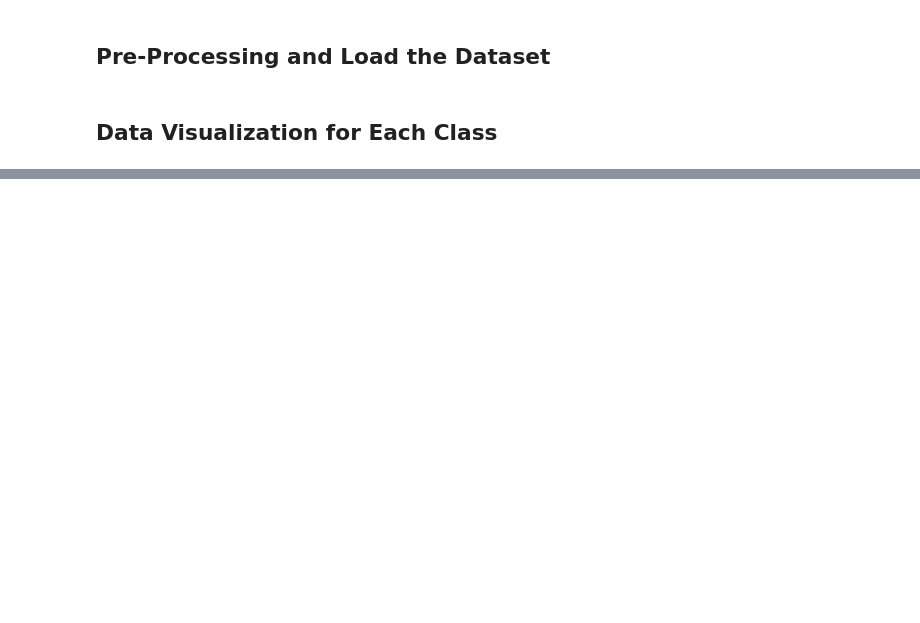
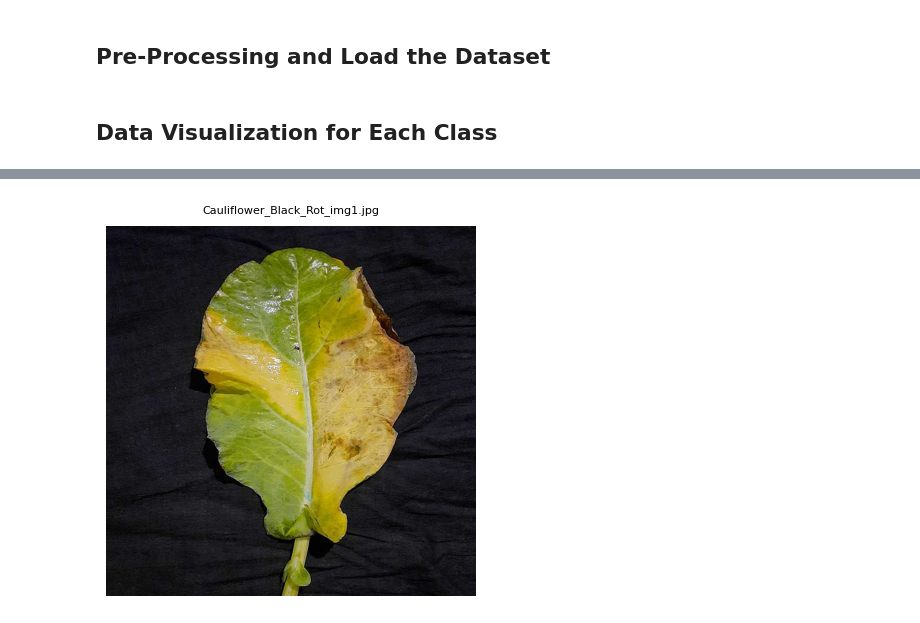
Before and after one commit to sanjana514/CSE366_Project, a Jupyter notebook: CSE366-project.ipynb, the cells around one changed output, grey strips where cells are left out. Cells and saved outputs as stored; diff of their text form; code cells hidden in the pictures; blank space fills up the shorter version.

Commit message:
Kaggle Notebook | CSE366-Project | Version 4

```diff
--- a/CSE366-project.ipynb
+++ b/CSE366-project.ipynb
@@ -256,0 +285,82 @@ plt.show()
+# %%
+import os
+import matplotlib.pyplot as plt
+import numpy as np
+from PIL import Image
+from torchvision import datasets
+import textwrap
+
+# Assuming dataset is already defined
+# dataset = datasets.ImageFolder(root="/kaggle/working/organized_dataset", transform=transform_train)
+
+# Get all image paths and their corresponding class indices
+image_paths = dataset.imgs  # List of tuples (path, class_idx)
+
+# Debug: Print first 5 image paths to verify structure
+print("\nFirst 5 image paths:")
+for path, _ in image_paths[:5]:
+    print(path)
+
+# Specify the target subfolder (change this to your desired subfolder)
+target_subfolder = "Cauliflower_Black_Rot"  # Example: Change to "Bitter_Gourd_Black_Rot" if needed
+bacterial_folder = "Bacterial"
+
+# Collect image paths from the target subfolder
+image_list = []
+for img_path, class_idx in image_paths:
+    # Normalize path and check if it's in the Bacterial folder and target subfolder
+    normalized_path = img_path.replace("\\", "/")
+    if f"/{bacterial_folder}/" in normalized_path and f"/{target_subfolder}/" in normalized_path:
+        image_list.append(img_path)
+        print(f"Found image in {target_subfolder}: {os.path.basename(img_path)}")
+
+# Limit the number of images to display (e.g., max 8 for a 2x4 grid)
+max_images = 8
+image_list = image_list[:max_images]
+num_images = len(image_list)
+print(f"\nNumber of images found in {target_subfolder}: {num_images}")
+
+# Plot images
+if num_images == 0:
+    print(f"No images found in {bacterial_folder}/{target_subfolder}. Check the folder name or dataset path.")
+else:
+    # Aim for ~2 rows: calculate columns to get close to 2 rows
+    rows = min(2, num_images)  # Use 1 row if num_images <= 2, else 2
+    cols = (num_images + rows - 1) // rows  # Ceiling division to fit in ~2 rows
+    figsize_width = cols * 4  # 4 inches per column for larger images
+    figsize_height = rows * 5  # 5 inches per row for larger images
+    fig, axs = plt.subplots(rows, cols, figsize=(figsize_width, figsize_height))
+
+    # Handle case when there's only one image
+    if num_images == 1:
+        axs = [axs]  # Convert single axes to list for consistent indexing
+    else:
+        axs = axs.flatten()  # Flatten for easier indexing
+
+    # Load and display images
+    for i, img_path in enumerate(image_list):
+        try:
+            # Load image using PIL
+            img = Image.open(img_path)
+            img = np.array(img) / 255.0  # Convert to numpy and normalize to [0, 1]
+
+            # Display image
+            axs[i].imshow(np.clip(img, 0, 1))
+            # Show full filename as title, wrap if too long
+            full_name = os.path.basename(img_path)
+            # Wrap text to fit within ~30 characters per line
+            wrapped_name = "\n".join(textwrap.wrap(full_name, width=30))
+            axs[i].set_title(wrapped_name, fontsize=8, pad=10)
+            axs[i].axis('off')
+        except Exception as e:
+            print(f"Error loading image {img_path}: {e}")
+            axs[i].set_title(f"Error: {full_name}", fontsize=8)
+            axs[i].axis('off')
+
+    # Hide any unused subplots
+    for i in range(num_images, len(axs)):
+        axs[i].axis('off')
+
+    plt.tight_layout()
+    plt.show()
+# %% [output]
@@ -256,0 +381 @@ plt.show()
+[figure, added]
```
Also changed, not shown: parts of 4 cells of this notebook.
